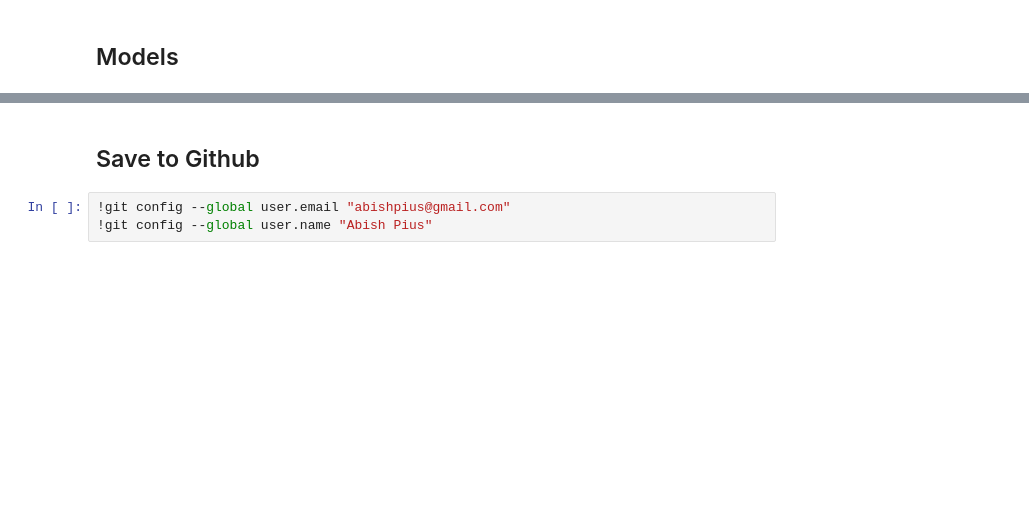
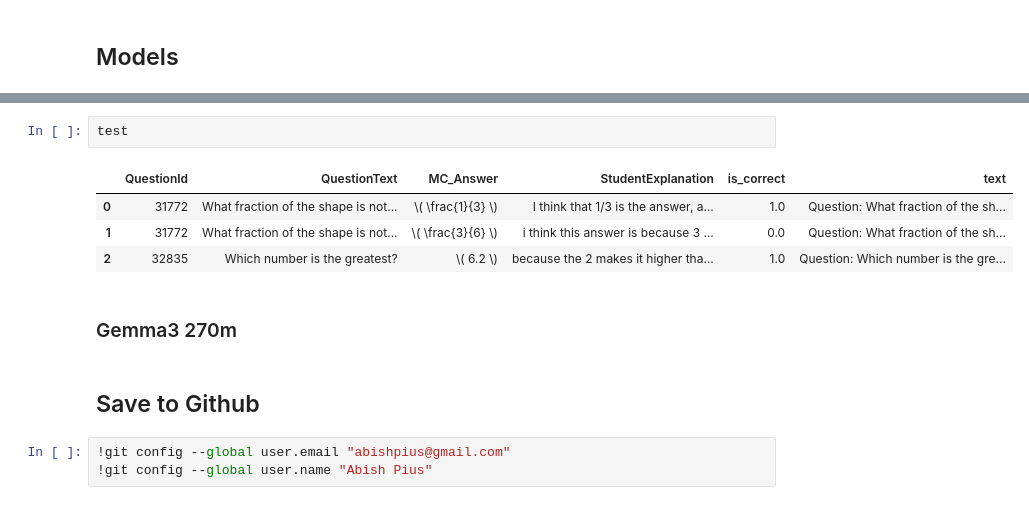
Before and after one commit to abishpius/MAP_Charting_Student_Math_Misunderstandings, a Jupyter notebook: Kaggle_MAP_Charting_Student_Math_Misunderstandings.ipynb, the cells around one changed output, grey strips where cells are left out. Saved outputs shown, nothing was run; the diff lists cells and outputs as text; blank space fills up the shorter version.

```diff
--- a/Kaggle_MAP_Charting_Student_Math_Misunderstandings.ipynb
+++ b/Kaggle_MAP_Charting_Student_Math_Misunderstandings.ipynb
@@ -484,3 +754,12 @@ plt.show()
+# %%
+test
+# %% [output]
+|  | QuestionId | QuestionText | MC_Answer | StudentExplanation | is_correct | text |
+| 0 | 31772 | What fraction of the shape is not... | \( \frac{1}{3} \) | I think that 1/3 is the answer, a... | 1.0 | Question: What fraction of the sh... |
+| 1 | 31772 | What fraction of the shape is not... | \( \frac{3}{6} \) | i think this answer is because 3 ... | 0.0 | Question: What fraction of the sh... |
+| 2 | 32835 | Which number is the greatest? | \( 6.2 \) | because the 2 makes it higher tha... | 1.0 | Question: Which number is the gre... |
+# %% [markdown]
+### Gemma3 270m
 # %% [markdown]
 ## Save to Github
 # %%
```
Also changed, not shown: parts of 28 cells of this notebook.
